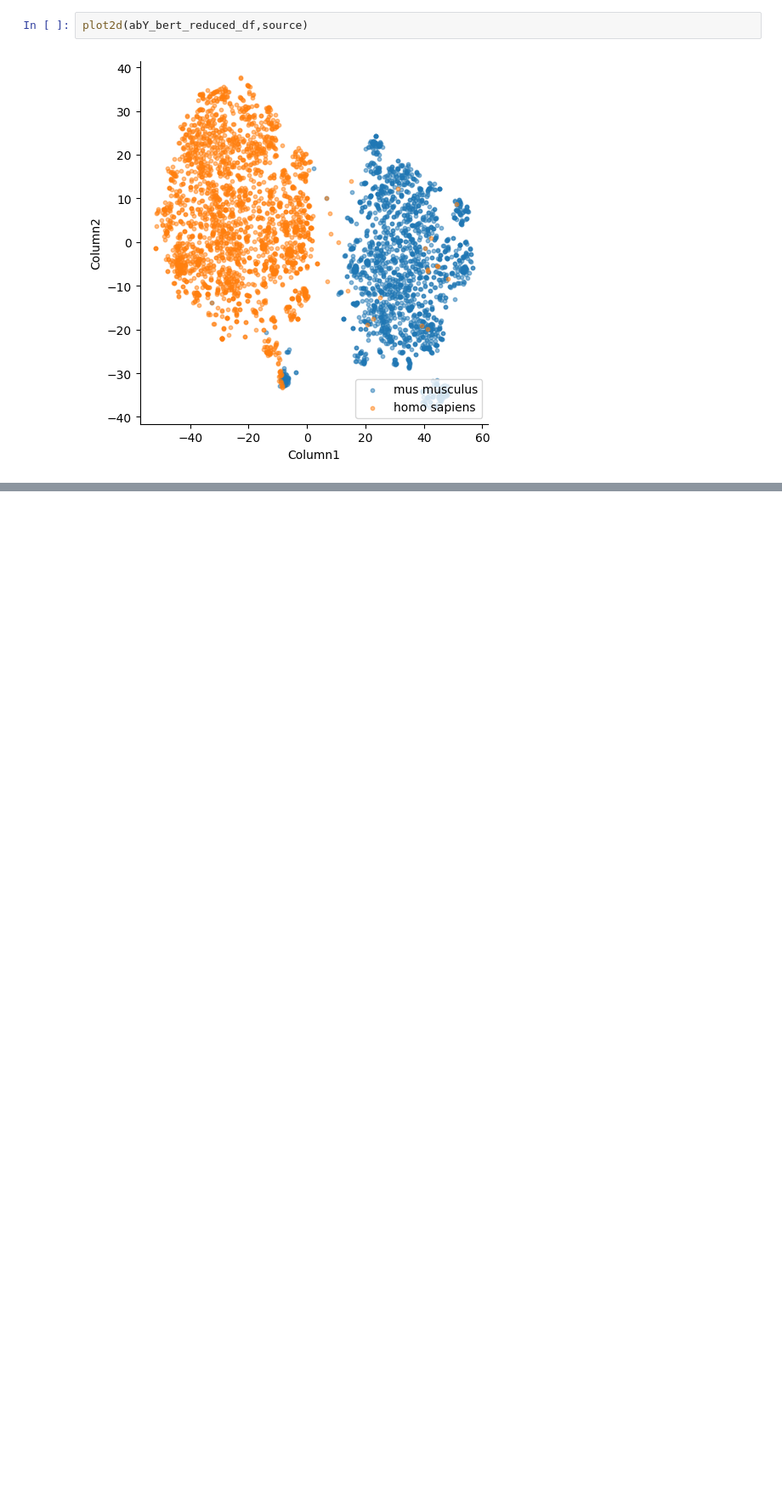
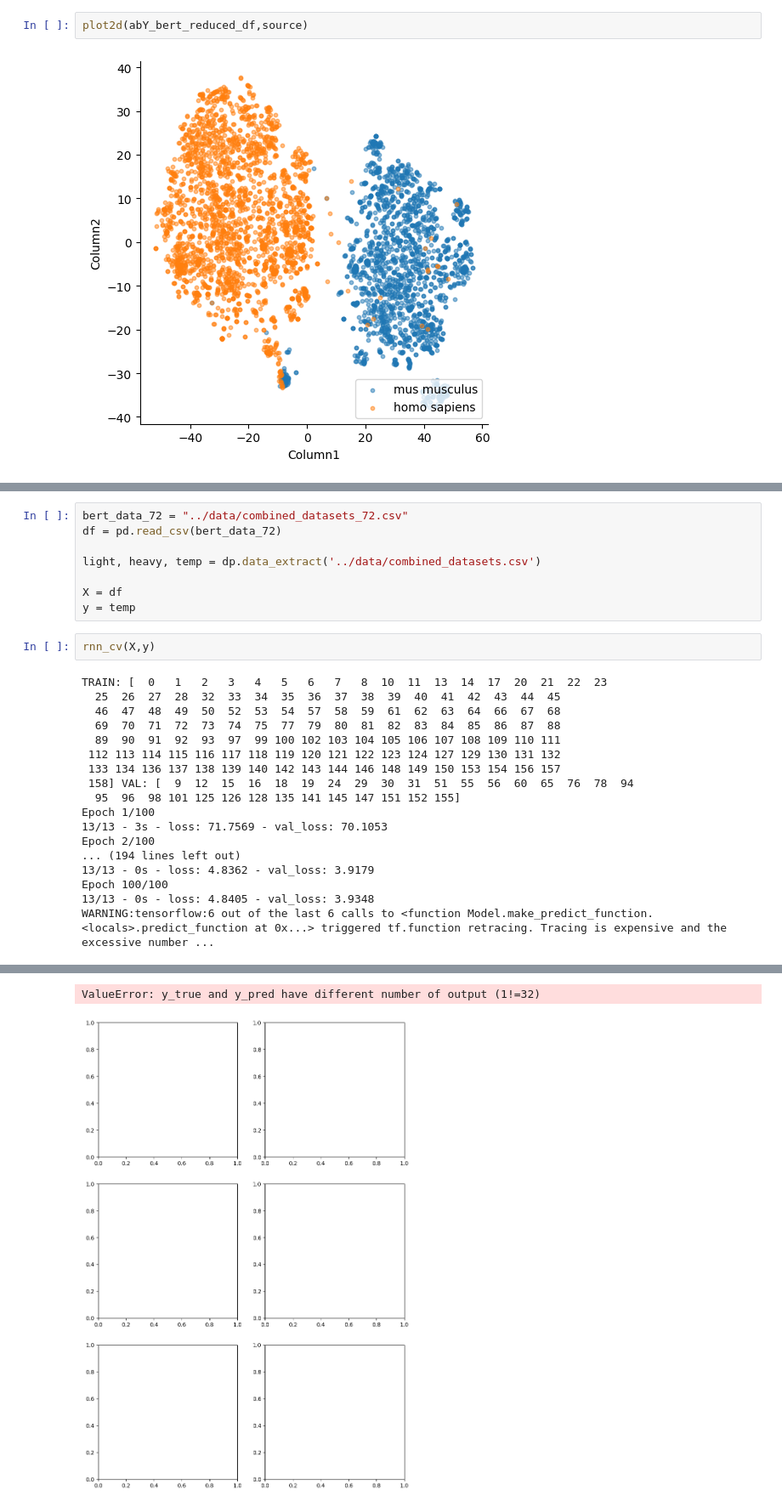
Before and after one commit to Mike-Skehan/AntibodyFvTm50Predictor, a Jupyter notebook: jupyter/28042023_notebook.ipynb, the cells around one changed output, grey strips where cells are left out. Shown at 85% size. Cells and saved outputs as stored; diff of their text form; blank space fills up the shorter version.

```diff
--- a/jupyter/28042023_notebook.ipynb
+++ b/jupyter/28042023_notebook.ipynb
@@ -88,0 +179,28 @@ plot2d(abY_bert_reduced_df,source)
+# %%
+bert_data_72 = "../data/combined_datasets_72.csv"
+df = pd.read_csv(bert_data_72)
+
+light, heavy, temp = dp.data_extract('../data/combined_datasets.csv')
+
+X = df
+y = temp
+# %%
+rnn_cv(X,y)
+# %% [output]
+TRAIN: [  0   1   2   3   4   5   6   7   8  10  11  13  14  17  20  21  22  23
+  25  26  27  28  32  33  34  35  36  37  38  39  40  41  42  43  44  45
+  46  47  48  49  50  52  53  54  57  58  59  61  62  63  64  66  67  68
+  69  70  71  72  73  74  75  77  79  80  81  82  83  84  85  86  87  88
+  89  90  91  92  93  97  99 100 102 103 104 105 106 107 108 109 110 111
+ 112 113 114 115 116 117 118 119 120 121 122 123 124 127 129 130 131 132
+ 133 134 136 137 138 139 140 142 143 144 146 148 149 150 153 154 156 157
+ 158] VAL: [  9  12  15  16  18  19  24  29  30  31  51  55  56  60  65  76  78  94
+  95  96  98 101 125 126 128 135 141 145 147 151 152 155]
+Epoch 1/100
+13/13 - 3s - loss: 71.7569 - val_loss: 70.1053
+Epoch 2/100
+... (194 lines left out)
+13/13 - 0s - loss: 4.8362 - val_loss: 3.9179
+Epoch 100/100
+13/13 - 0s - loss: 4.8405 - val_loss: 3.9348
+WARNING:tensorflow:6 out of the last 6 calls to <function Model.make_predict_function.<locals>.predict_function at 0x...> triggered tf.function retracing. Tracing is expensive and the excessive number ...
@@ -88,0 +208,2 @@ plot2d(abY_bert_reduced_df,source)
+ValueError: y_true and y_pred have different number of output (1!=32)
+[figure, added]
```
Also changed, not shown: parts of 6 cells of this notebook, 2 other files.
